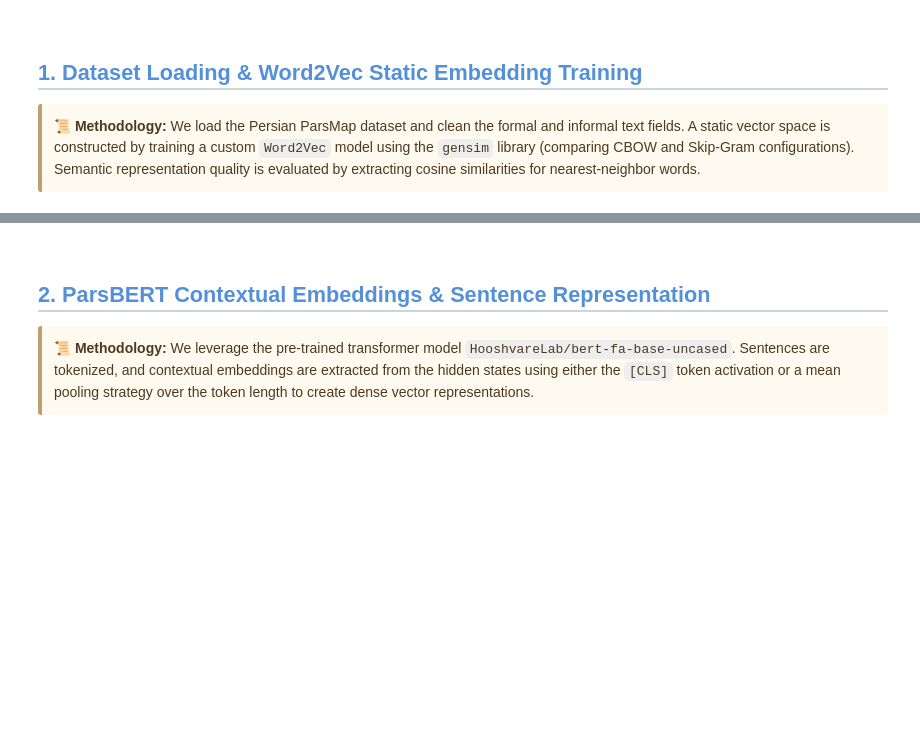
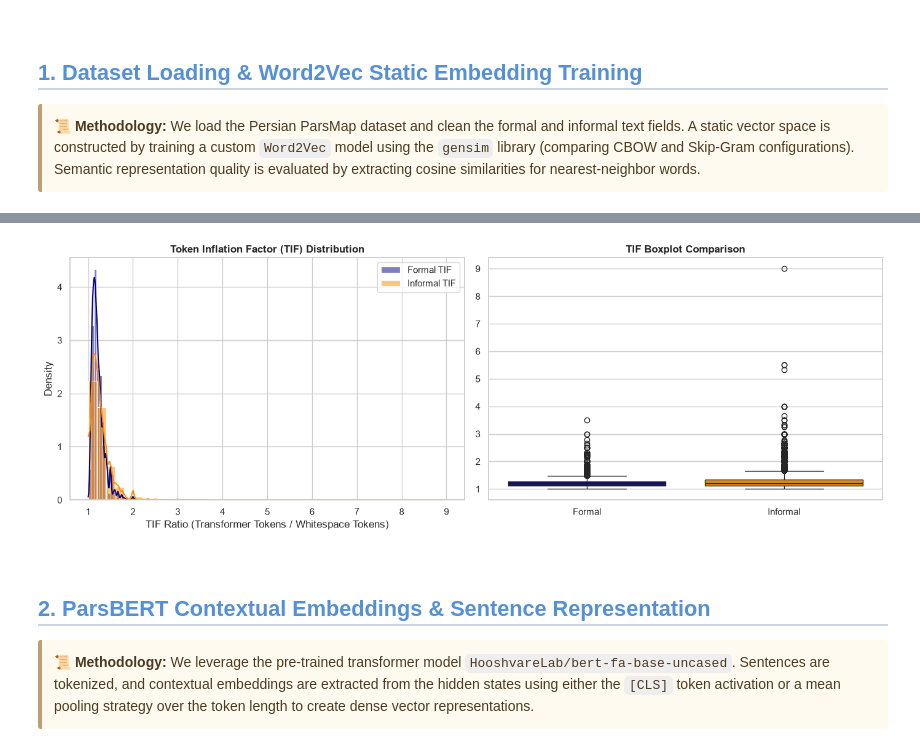
Before and after one commit to Parsa-Saeednia/UT-DataScience-Spring2026, a Jupyter notebook: Assignments/CA5/task2_Semantic_Equivalence_in_Formal_Informal_Persian.ipynb, the cells around one changed output, grey strips where cells are left out. Drawn from its saved outputs; the diff is of its cells as text; code cells hidden in the pictures; blank space fills up the shorter version.

```diff
--- a/Assignments/CA5/task2_Semantic_Equivalence_in_Formal_Informal_Persian.ipynb
+++ b/Assignments/CA5/task2_Semantic_Equivalence_in_Formal_Informal_Persian.ipynb
@@ -32,0 +210,65 @@
+# %%
+import pandas as pd
+import numpy as np
+import matplotlib.pyplot as plt
+import seaborn as sns
+from transformers import AutoTokenizer
+
+def analyze_tokenization_complexity(df, model_name="HooshvareLab/bert-fa-base-uncased"):
+    print(f"Loading tokenizer: {model_name}...")
+    tokenizer = AutoTokenizer.from_pretrained(model_name)
+
+    print("\n================ Subword Fragmentation Samples ================\n")
+    sample_indices = [22949, 8671, 29288]
+
+    for idx in sample_indices:
+        if idx in df.index:
+            formal_text = str(df.loc[idx, 'formalForm'])
+            informal_text = str(df.loc[idx, 'inFormalForm'])
+
+            formal_subwords = tokenizer.tokenize(formal_text)
+            informal_subwords = tokenizer.tokenize(informal_text)
+
+            print(f"--- Pair ID: {idx} ---")
+            print(f"Formal Text:       {formal_text}")
+            print(f"Formal Subwords:   {formal_subwords}\n")
+            print(f"Informal Text:     {informal_text}")
+            print(f"Informal Subwords: {informal_subwords}\n")
+            print("-" * 65)
+
+    df['formal_ws_count'] = df['formalForm'].astype(str).apply(lambda x: len(x.split()))
+    df['informal_ws_count'] = df['inFormalForm'].astype(str).apply(lambda x: len(x.split()))
+
+    df['formal_bert_count'] = df['formalForm'].astype(str).apply(lambda x: len(tokenizer.tokenize(x)))
+    df['informal_bert_count'] = df['inFormalForm'].astype(str).apply(lambda x: len(tokenizer.tokenize(x)))
+
+    df['formal_tif'] = df['formal_bert_count'] / df['formal_ws_count']
+    df['informal_tif'] = df['informal_bert_count'] / df['informal_ws_count']
+
+    tif_stats = df[['formal_tif', 'informal_tif']].describe().T[['mean', 'std', 'min', '50%', 'max']]
+    tif_stats.rename(columns={'50%': 'median'}, inplace=True)
+
+    print("\n================ Token Inflation Factor (TIF) Statistics ================")
+    print(tif_stats.round(4))
+    print("=========================================================================\n")
+
+    fig, axes = plt.subplots(1, 2, figsize=(14, 5))
+
+    sns.histplot(df['formal_tif'], color='navy', label='Formal TIF', kde=True, ax=axes[0], stat='density', common_norm=False, bins=40)
+    sns.histplot(df['informal_tif'], color='darkorange', label='Informal TIF', kde=True, ax=axes[0], stat='density', common_norm=False, bins=40)
+    axes[0].set_title("Token Inflation Factor (TIF) Distribution", fontsize=12, fontweight='bold')
+    axes[0].set_xlabel("TIF Ratio (Transformer Tokens / Whitespace Tokens)")
+    axes[0].legend()
+
+    sns.boxplot(data=df[['formal_tif', 'informal_tif']], palette=['navy', 'darkorange'], ax=axes[1])
+    axes[1].set_title("TIF Boxplot Comparison", fontsize=12, fontweight='bold')
+    axes[1].set_xticks([0, 1])
+    axes[1].set_xticklabels(['Formal', 'Informal'])
+
+    plt.tight_layout()
+    plt.show()
+
+    return df, tokenizer
+
+df, tokenizer = analyze_tokenization_complexity(df)
+# %% [output]
@@ -33,3 +292,4 @@
+[figure, added]
 # %% [markdown]
 <a id="parsbert-embeddings"></a>
 <h2 style="color: #5490d9; border-bottom: 2px solid #cbd5e0; padding-bottom: 5px; margin-top: 40px;">2. ParsBERT Contextual Embeddings & Sentence Representation</h2>
```
Also changed, not shown: parts of 4 cells of this notebook, 1 other file.
